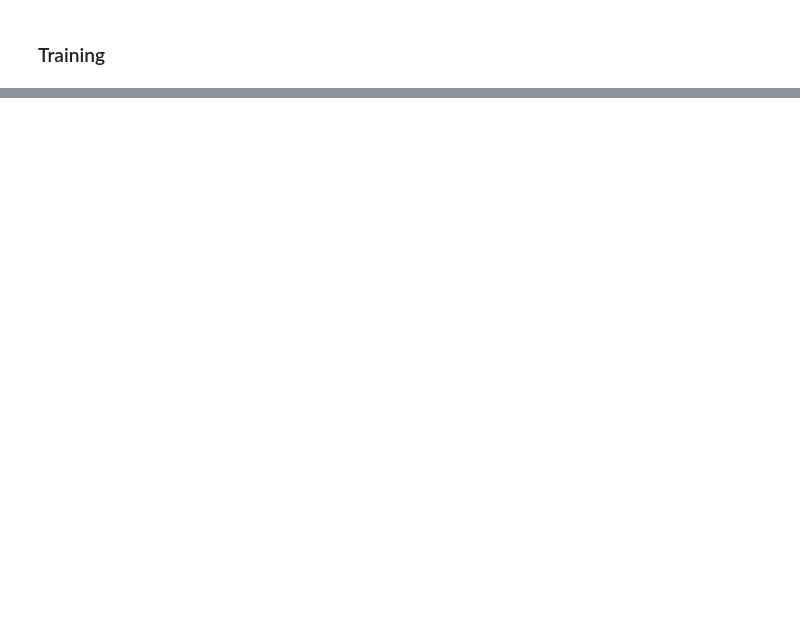
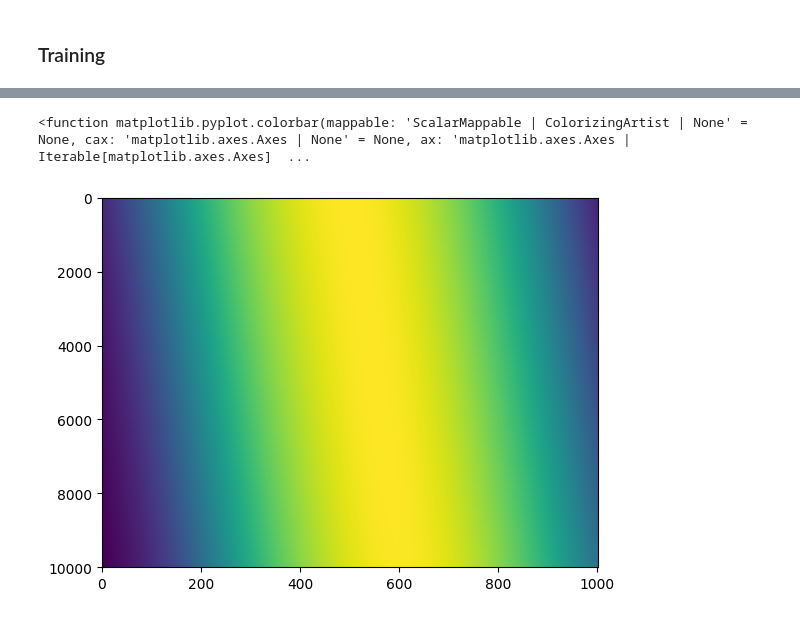
Before and after one commit to gbellume/SML, a Jupyter notebook: sindy.ipynb, the cells around one changed output, grey strips where cells are left out. Saved outputs shown, nothing was run; the diff lists cells and outputs as text; code cells hidden in the pictures; blank space fills up the shorter version.

Commit message:
[sindy.ipynb,models.py](full SINDy pipeline)

```diff
--- a/sindy.ipynb
+++ b/sindy.ipynb
@@ -141,8 +152,15 @@ print(X_numpy.shape, U_numpy.shape)
 # %%
 X, U = torch.tensor(X_numpy, device=device, dtype=dtype), torch.tensor(U_numpy, device=device, dtype=dtype)
-xt_train, xt_test, U_train, U_test = train_test_split(X, U, test_size=0.2, random_state=42)
+xt_train, xt_test, U_train, U_test = train_test_split(X, U, test_size=0.1, random_state=42)
 
 sindy = ModelDiscovery(layers=[2, 128, 128, 1]).to(device=device, dtype=dtype)
 
-hys_loss, val_loss, C, D = sindy.train_model(xt_train, U_train, batch_size=512, epochs=500, track_loss=True, xt_val=xt_test, y_val=U_test)
+C_disc, D_disc, loss_history, val_loss = sindy.train_model(
+    xt_train, U_train,
+    lr=1e-2,
+    batch_size=4096,
+    epochs=1000,
+    track_loss=True,
+    xt_val=xt_test, y_val=U_test
+    )
 # %%
@@ -155,0 +177,12 @@ Discovered coefficients: C = 0.0001, D = 0.0001
+# %%
+eval_batch = 100_000
+u_pred = np.zeros_like(U_numpy)
+for i in range(0, X.size(0), eval_batch):
+    u_pred[i:i+eval_batch] = sindy.predict(X[i:i+eval_batch]).detach().flatten().cpu().numpy()
+
+u_pred_matrix = u_pred.reshape(u_matrix.shape)
+plt.imshow(u_pred_matrix, aspect='auto', cmap='viridis')
+plt.colorbar
+# %% [output]
+<function matplotlib.pyplot.colorbar(mappable: 'ScalarMappable | ColorizingArtist | None' = None, cax: 'matplotlib.axes.Axes | None' = None, ax: 'matplotlib.axes.Axes | Iterable[matplotlib.axes.Axes]  ...
+[figure, added]
```
Also changed, not shown: parts of 4 cells of this notebook, 1 other file.
